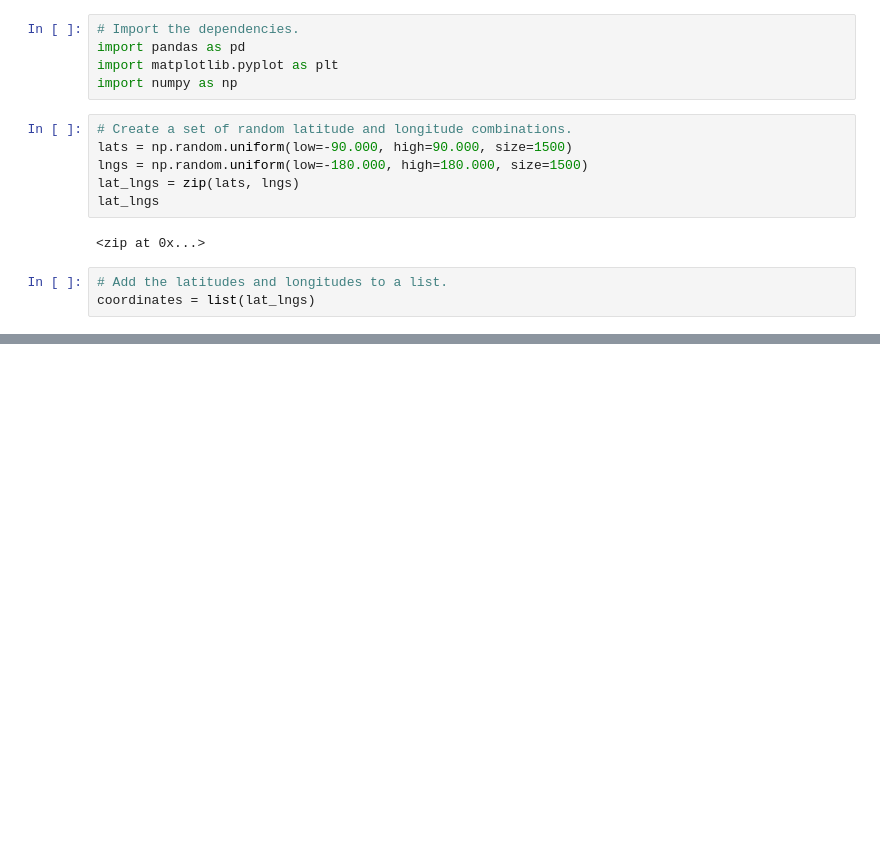
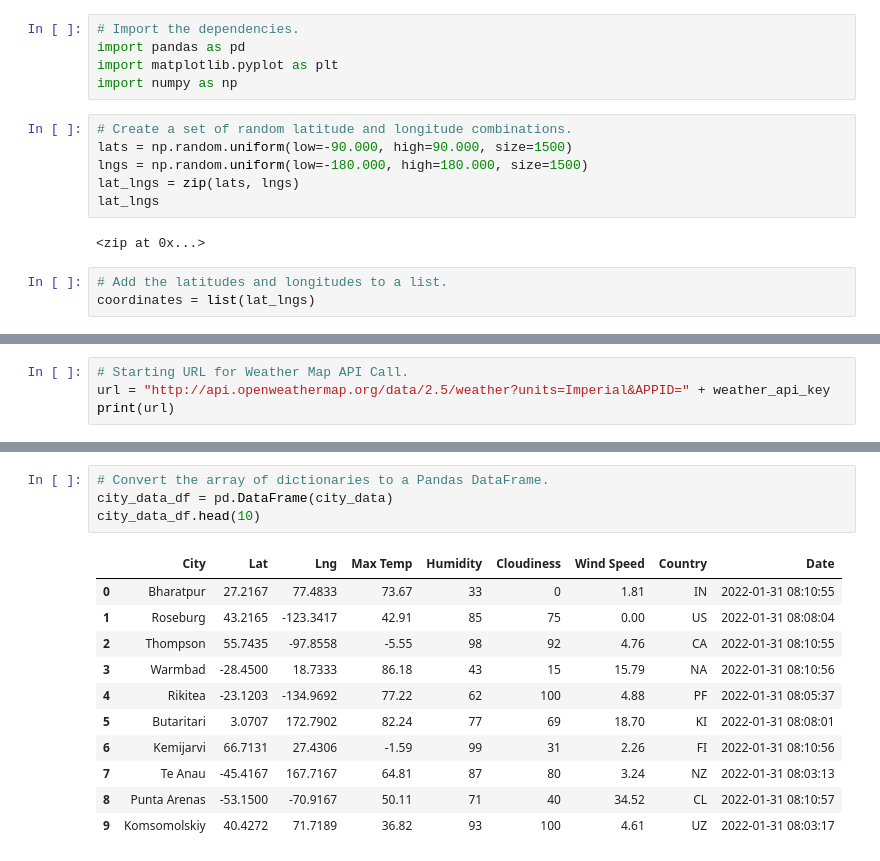
Before and after one commit to Ammonwyz/World_Weather_Analysis, a Jupyter notebook: WeatherPy.ipynb, the cells around one changed output, grey strips where cells are left out. Saved outputs shown, nothing was run; the diff lists cells and outputs as text; blank space fills up the shorter version.

```diff
--- a/WeatherPy.ipynb
+++ b/WeatherPy.ipynb
@@ -37,0 +44,4 @@ len(cities)
+# %%
+# Starting URL for Weather Map API Call.
+url = "http://api.openweathermap.org/data/2.5/weather?units=Imperial&APPID=" + weather_api_key
+print(url)
@@ -37,0 +134,16 @@ len(cities)
+# %%
+# Convert the array of dictionaries to a Pandas DataFrame.
+city_data_df = pd.DataFrame(city_data)
+city_data_df.head(10)
+# %% [output]
+|  | City | Lat | Lng | Max Temp | Humidity | Cloudiness | Wind Speed | Country | Date |
+| 0 | Bharatpur | 27.2167 | 77.4833 | 73.67 | 33 | 0 | 1.81 | IN | 2022-01-31 08:10:55 |
+| 1 | Roseburg | 43.2165 | -123.3417 | 42.91 | 85 | 75 | 0.00 | US | 2022-01-31 08:08:04 |
+| 2 | Thompson | 55.7435 | -97.8558 | -5.55 | 98 | 92 | 4.76 | CA | 2022-01-31 08:10:55 |
+| 3 | Warmbad | -28.4500 | 18.7333 | 86.18 | 43 | 15 | 15.79 | NA | 2022-01-31 08:10:56 |
+| 4 | Rikitea | -23.1203 | -134.9692 | 77.22 | 62 | 100 | 4.88 | PF | 2022-01-31 08:05:37 |
+| 5 | Butaritari | 3.0707 | 172.7902 | 82.24 | 77 | 69 | 18.70 | KI | 2022-01-31 08:08:01 |
+| 6 | Kemijarvi | 66.7131 | 27.4306 | -1.59 | 99 | 31 | 2.26 | FI | 2022-01-31 08:10:56 |
+| 7 | Te Anau | -45.4167 | 167.7167 | 64.81 | 87 | 80 | 3.24 | NZ | 2022-01-31 08:03:13 |
+| 8 | Punta Arenas | -53.1500 | -70.9167 | 50.11 | 71 | 40 | 34.52 | CL | 2022-01-31 08:10:57 |
+| 9 | Komsomolskiy | 40.4272 | 71.7189 | 36.82 | 93 | 100 | 4.61 | UZ | 2022-01-31 08:03:17 |
```
Also changed, not shown: parts of 11 cells of this notebook.
